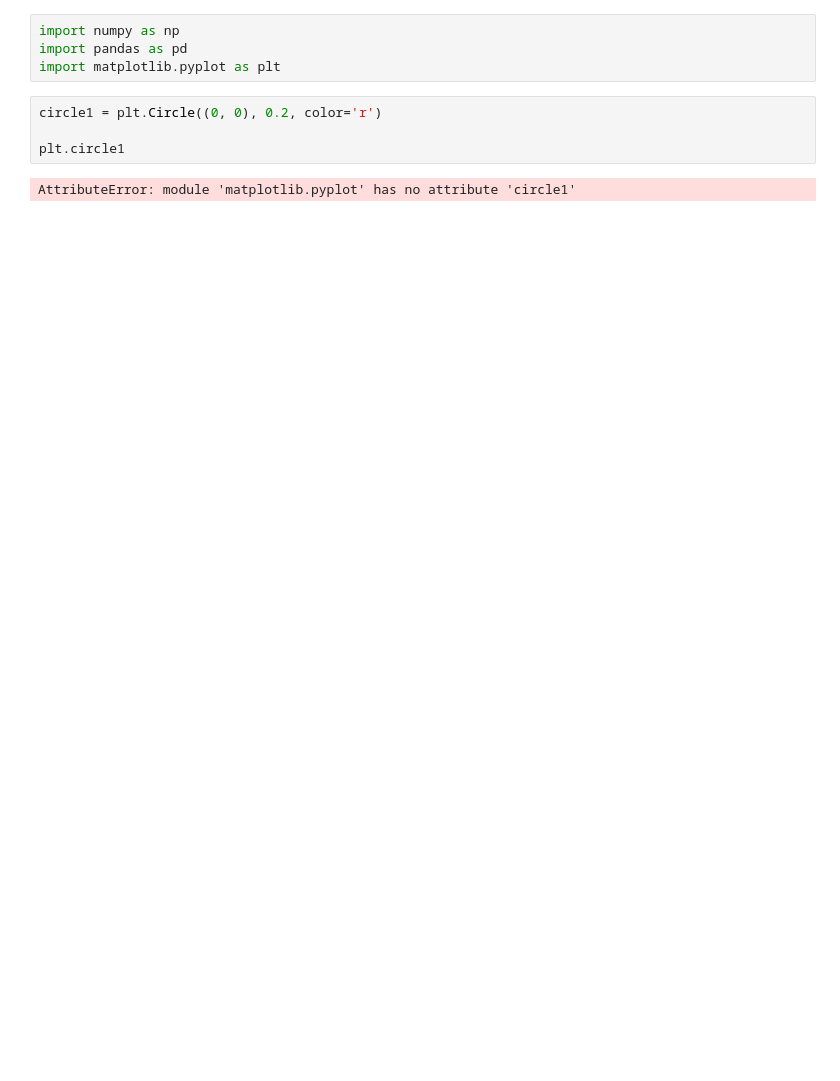
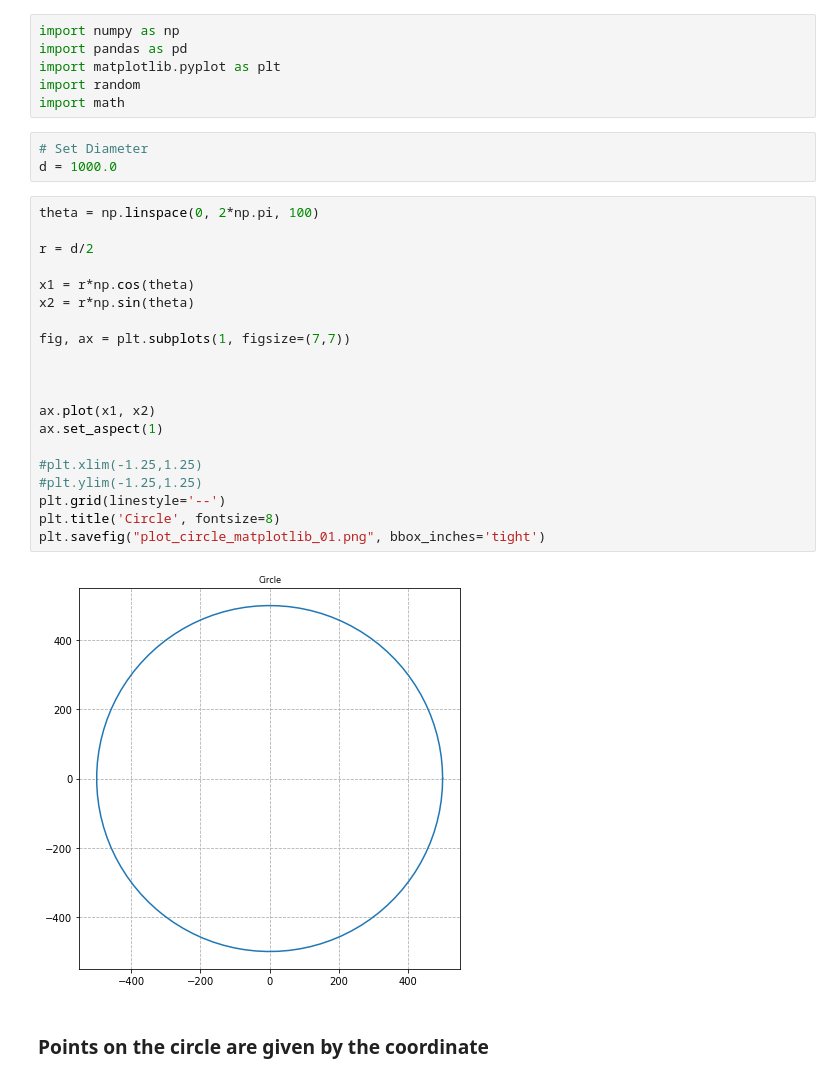
Before and after one commit to ZachWolpe/why-planets-orbit-in-an-ellipse, a Jupyter notebook: Planet Ellipse.ipynb, the cells around one changed output. Saved outputs shown, nothing was run; the diff lists cells and outputs as text; blank space fills up the shorter version.

```diff
--- a/Planet Ellipse.ipynb
+++ b/Planet Ellipse.ipynb
@@ -2,9 +2,32 @@
 import numpy as np
 import pandas as pd
 import matplotlib.pyplot as plt
+import random
+import math
-# %%
-circle1 = plt.Circle((0, 0), 0.2, color='r')
-
-plt.circle1
-# %% [output]
-AttributeError: module 'matplotlib.pyplot' has no attribute 'circle1'
+# %%
+# Set Diameter
+d = 1000.0
+# %%
+theta = np.linspace(0, 2*np.pi, 100)
+
+r = d/2
+
+x1 = r*np.cos(theta)
+x2 = r*np.sin(theta)
+
+fig, ax = plt.subplots(1, figsize=(7,7))
+
+
+
+ax.plot(x1, x2)
+ax.set_aspect(1)
+
+#plt.xlim(-1.25,1.25)
+#plt.ylim(-1.25,1.25)
+plt.grid(linestyle='--')
+plt.title('Circle', fontsize=8)
+plt.savefig("plot_circle_matplotlib_01.png", bbox_inches='tight')
+# %% [output]
+[figure, added]
+# %% [markdown]
+### Points on the circle are given by the coordinate
```
Also changed, not shown: parts of 3 cells of this notebook, 1 other file.
